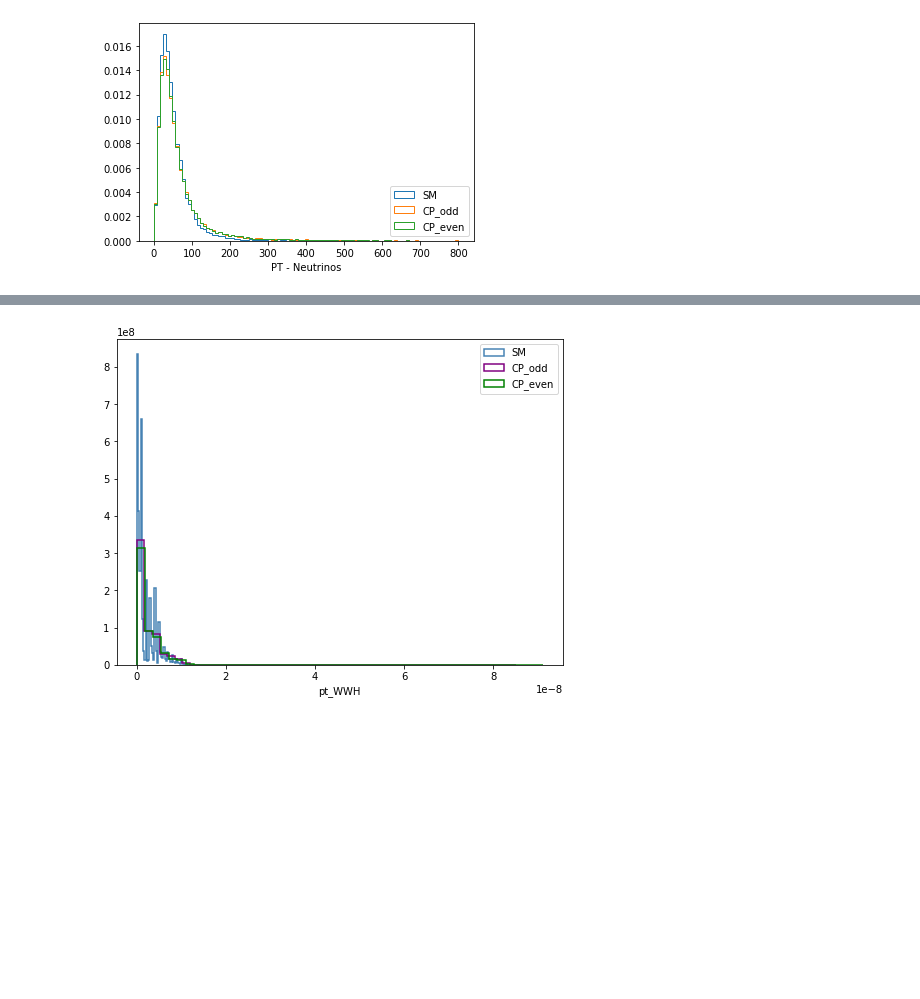
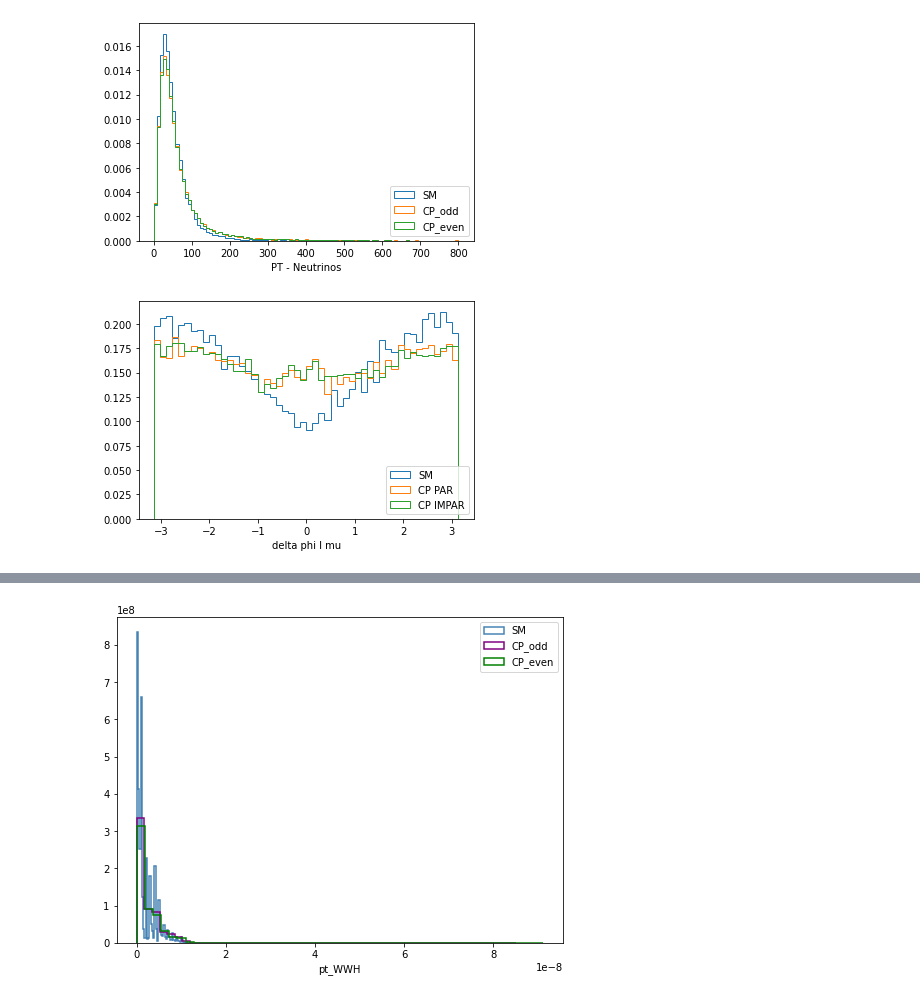
Before and after one commit to inesgpinto/HWWanomalous, a Jupyter notebook: plots/validation_plots.ipynb, the cells around one changed output, grey strips where cells are left out. Cells and saved outputs as stored; diff of their text form; code cells hidden in the pictures; blank space fills up the shorter version.

Commit message:
delta phi/eta lepton neutrino

```diff
--- a/plots/validation_plots.ipynb
+++ b/plots/validation_plots.ipynb
@@ -124,3 +124,93 @@ plt.show()
 [figure]
 [figure]
 [figure]
+# %%
+import math
+leptons = [-11, 11, -13, 13, -15, 15]
+neutrinos = [12, -12, 14, -14, 16, -16]
+
+delta_phi_l_mu_sm = []
+delta_phi_l_mu_cp_par = []
+delta_phi_l_mu_cp_impar = []
+
+delta_eta_l_mu_sm = []
+delta_eta_l_mu_cp_par = []
+delta_eta_l_mu_cp_impar = []
+
+
+for  sm , cp_par, cp_impar in zip(SM.groupby(level=0),CP_PAR.groupby(level=0),CP_IMPAR.groupby(level=0)):
+    sm = sm[1]
+    cp_par = cp_par[1]
+    cp_impar = cp_impar[1]
+
+    for l, mu in zip(leptons,neutrinos):
+        sm_l = sm[sm['Particle.PID'] == l]
+        sm_mu = sm[sm['Particle.PID'] == mu]
+
+        cp_par_l = cp_par[cp_par['Particle.PID'] == l]
+        cp_par_mu = cp_par[cp_par['Particle.PID'] == mu]
+
+        cp_impar_l = cp_impar[cp_impar['Particle.PID'] == l]
+        cp_impar_mu = cp_impar[cp_impar['Particle.PID'] == mu]
+        #print(len(sm_l))
+
+        if len(sm_l)==1:
+
+            phis_diff_sm = sm_l.iloc[0]['Particle.Phi'] - sm_mu.iloc[0]['Particle.Phi']
+            etas_diff_sm = sm_l.iloc[0]['Particle.Eta'] - sm_mu.iloc[0]['Particle.Eta']
+
+            while (phis_diff_sm >= math.pi):
+                phis_diff_sm -= (2*math.pi)
+            while (phis_diff_sm < - math.pi):
+                phis_diff_sm += (2*math.pi)
+            delta_eta_l_mu_sm.append(etas_diff_sm)
+            delta_phi_l_mu_sm.append(phis_diff_sm)
+
+        if len(cp_par_l)==1:
+
+            phis_diff_cp_par = cp_par_l.iloc[0]['Particle.Phi'] - cp_par_mu.iloc[0]['Particle.Phi']
+            etas_diff_cp_par = cp_par_l.iloc[0]['Particle.Eta'] - cp_par_mu.iloc[0]['Particle.Eta']
+
+            while (phis_diff_cp_par >= math.pi):
+                phis_diff_cp_par -= (2*math.pi)
+            while (phis_diff_cp_par < - math.pi):
+                phis_diff_cp_par += (2*math.pi)
+            delta_phi_l_mu_cp_par.append(phis_diff_cp_par)
+            delta_eta_l_mu_cp_par.append(etas_diff_cp_par)
+
+
+        if len(cp_impar_l)==1:
+
+            phis_diff_cp_impar = cp_impar_l.iloc[0]['Particle.Phi'] - cp_impar_mu.iloc[0]['Particle.Phi']
+            etas_diff_cp_impar = cp_impar_l.iloc[0]['Particle.Eta'] - cp_impar_mu.iloc[0]['Particle.Eta']
+            while (phis_diff_cp_impar >= math.pi):
+                phis_diff_cp_impar -= (2*math.pi)
+            while (phis_diff_cp_impar < - math.pi):
+                phis_diff_cp_impar += (2*math.pi)
+            delta_phi_l_mu_cp_impar.append(phis_diff_cp_impar)
+            delta_eta_l_mu_cp_impar.append(etas_diff_cp_impar)
+
+
+
+
+
+
+bins = plt.hist(delta_phi_l_mu_sm, bins=50, histtype='step', density=True, label = 'SM')
+plt.hist(delta_phi_l_mu_cp_par, bins=bins[1], histtype='step', density=True, label = 'CP PAR')
+plt.hist(delta_phi_l_mu_cp_impar, bins=bins[1], histtype='step', density=True, label = 'CP IMPAR')
+
+
+plt.xlabel('delta phi l mu')
+plt.legend(loc=4)
+plt.show()
+
+bins = plt.hist(delta_eta_l_mu_sm, bins=50, histtype='step', density=True, label = 'SM')
+plt.hist(delta_eta_l_mu_cp_par, bins=bins[1], histtype='step', density=True, label = 'CP PAR')
+plt.hist(delta_phi_l_mu_cp_impar, bins=bins[1], histtype='step', density=True, label = 'CP IMPAR')
+
+
+plt.xlabel('delta eta l mu')
+plt.legend(loc=4)
+plt.show()
+# %% [output]
+[figure, added]
```
Also changed, not shown: parts of 1 cell of this notebook.
